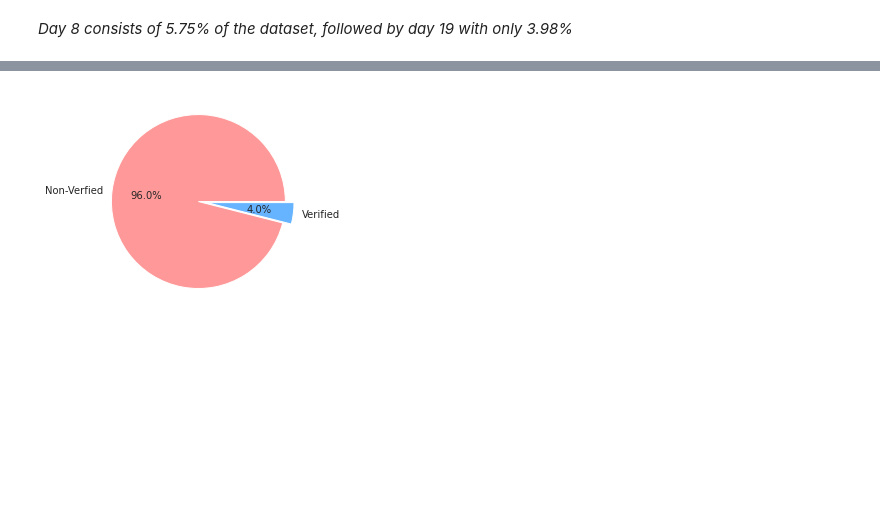
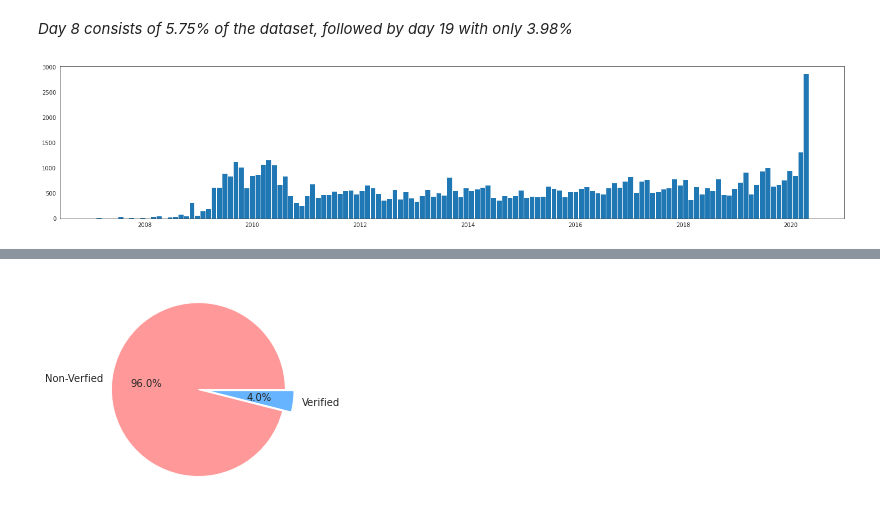
Before and after one commit to ShubhangiSoni1603/Sentimental_analysis_twitter_IN, a Jupyter notebook: Untitled3.ipynb, the cells around one changed output, grey strips where cells are left out. Cells and saved outputs as stored; diff of their text form; code cells hidden in the pictures; blank space fills up the shorter version.

```diff
--- a/Untitled3.ipynb
+++ b/Untitled3.ipynb
@@ -238,3 +238,9 @@ Name: day, dtype: float64
 <em> Day 8 consists of 5.75% of the dataset, followed by day 19 with only 3.98%
 
 </em>
+# %%
+fig = plt.figure(figsize=(25,5))
+plt.hist(dat["account_created_at"], bins = 13*10) # becasue 33 days
+plt.show()
+# %% [output]
+[figure, added]
```
Also changed, not shown: parts of 21 cells of this notebook.
